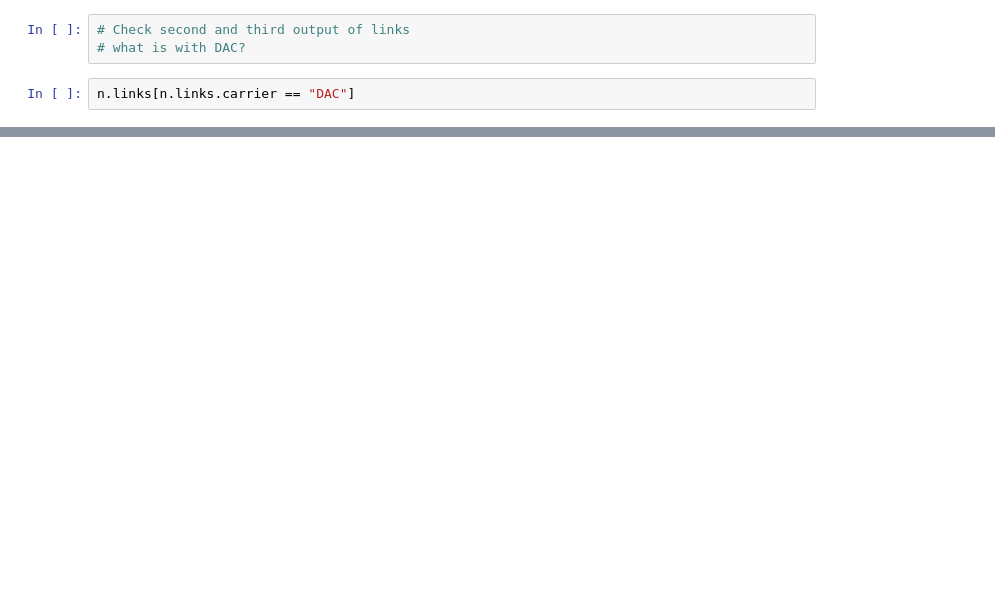
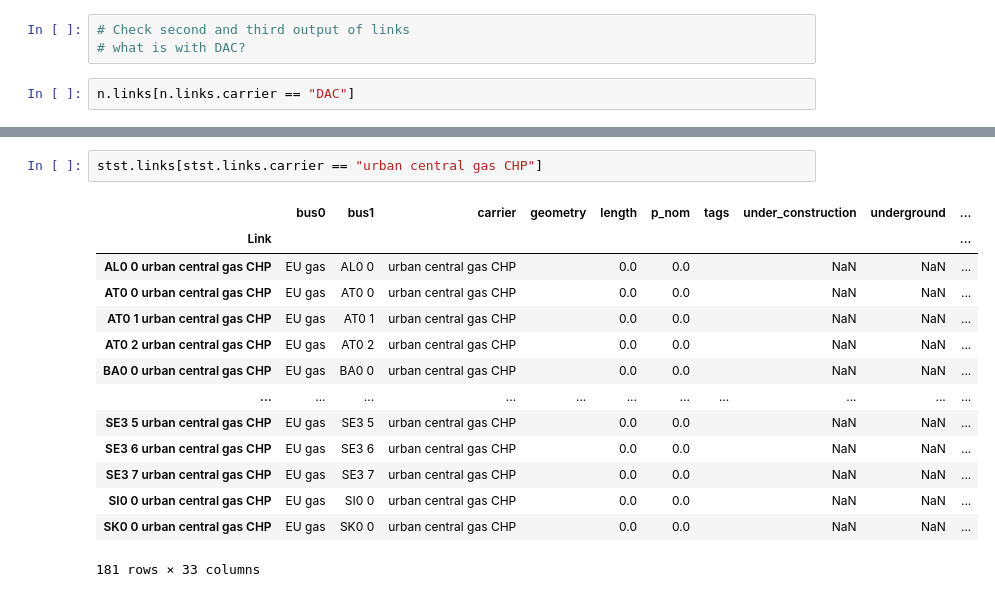
Before and after one commit to JulianGeis/master_thesis, a Jupyter notebook: notebooks/00_carrier_determination.ipynb, the cells around one changed output, grey strips where cells are left out. Cells and saved outputs as stored; diff of their text form; blank space fills up the shorter version.

```diff
--- a/notebooks/00_carrier_determination.ipynb
+++ b/notebooks/00_carrier_determination.ipynb
@@ -527,0 +501,17 @@ set(stst_car).intersection(exp_car)
+# %%
+stst.links[stst.links.carrier == "urban central gas CHP"]
+# %% [output]
+|  | bus0 | bus1 | carrier | geometry | length | p_nom | tags | under_construction | underground | ... |
+| Link |  |  |  |  |  |  |  |  |  | ... |
+| AL0 0 urban central gas CHP | EU gas | AL0 0 | urban central gas CHP |  | 0.0 | 0.0 |  | NaN | NaN | ... |
+| AT0 0 urban central gas CHP | EU gas | AT0 0 | urban central gas CHP |  | 0.0 | 0.0 |  | NaN | NaN | ... |
+| AT0 1 urban central gas CHP | EU gas | AT0 1 | urban central gas CHP |  | 0.0 | 0.0 |  | NaN | NaN | ... |
+| AT0 2 urban central gas CHP | EU gas | AT0 2 | urban central gas CHP |  | 0.0 | 0.0 |  | NaN | NaN | ... |
+| BA0 0 urban central gas CHP | EU gas | BA0 0 | urban central gas CHP |  | 0.0 | 0.0 |  | NaN | NaN | ... |
+| ... | ... | ... | ... | ... | ... | ... | ... | ... | ... | ... |
+| SE3 5 urban central gas CHP | EU gas | SE3 5 | urban central gas CHP |  | 0.0 | 0.0 |  | NaN | NaN | ... |
+| SE3 6 urban central gas CHP | EU gas | SE3 6 | urban central gas CHP |  | 0.0 | 0.0 |  | NaN | NaN | ... |
+| SE3 7 urban central gas CHP | EU gas | SE3 7 | urban central gas CHP |  | 0.0 | 0.0 |  | NaN | NaN | ... |
+| SI0 0 urban central gas CHP | EU gas | SI0 0 | urban central gas CHP |  | 0.0 | 0.0 |  | NaN | NaN | ... |
+| SK0 0 urban central gas CHP | EU gas | SK0 0 | urban central gas CHP |  | 0.0 | 0.0 |  | NaN | NaN | ... |
+181 rows × 33 columns
```
Also changed, not shown: parts of 13 cells of this notebook, 6 other files.
